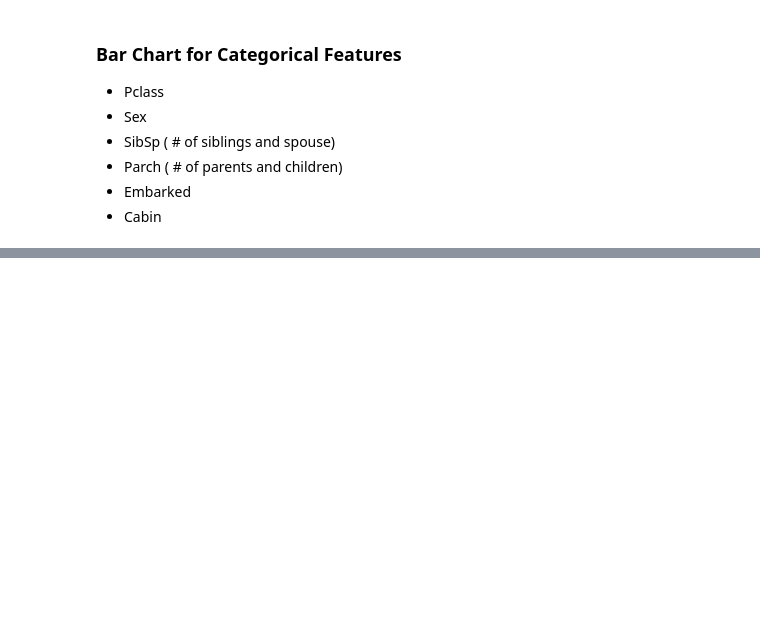
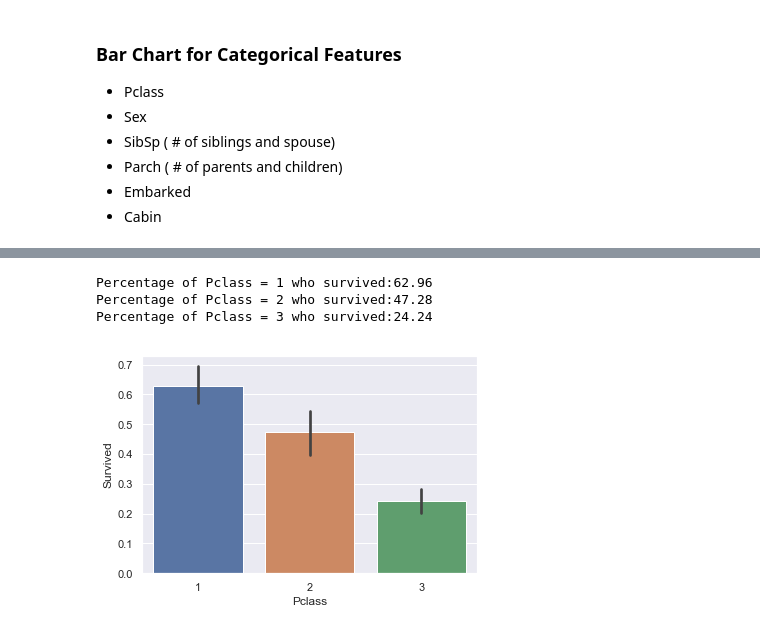
Before and after one commit to Sean858/18_Fall, a Jupyter notebook: Data_Analytics/Competition/kaggle-titanic/titanic-midterm.ipynb, the cells around one changed output, grey strips where cells are left out. Saved outputs shown, nothing was run; the diff lists cells and outputs as text; code cells hidden in the pictures; blank space fills up the shorter version.

```diff
--- a/Data_Analytics/Competition/kaggle-titanic/titanic-midterm.ipynb
+++ b/Data_Analytics/Competition/kaggle-titanic/titanic-midterm.ipynb
@@ -159,0 +183,10 @@ sns.set() # setting seaborn default for plots
+# %%
+sns.barplot(x="Pclass", y="Survived", data=train)
+print("Percentage of Pclass = 1 who survived:%.2f" % (train["Survived"][train["Pclass"] == 1].value_counts(normalize = True)[1]*100))
+print("Percentage of Pclass = 2 who survived:%.2f" % (train["Survived"][train["Pclass"] == 2].value_counts(normalize = True)[1]*100))
+print("Percentage of Pclass = 3 who survived:%.2f" % (train["Survived"][train["Pclass"] == 3].value_counts(normalize = True)[1]*100))
+# %% [output]
+Percentage of Pclass = 1 who survived:62.96
+Percentage of Pclass = 2 who survived:47.28
+Percentage of Pclass = 3 who survived:24.24
+[figure, added]
```
Also changed, not shown: parts of 25 cells of this notebook, 32 other files.
